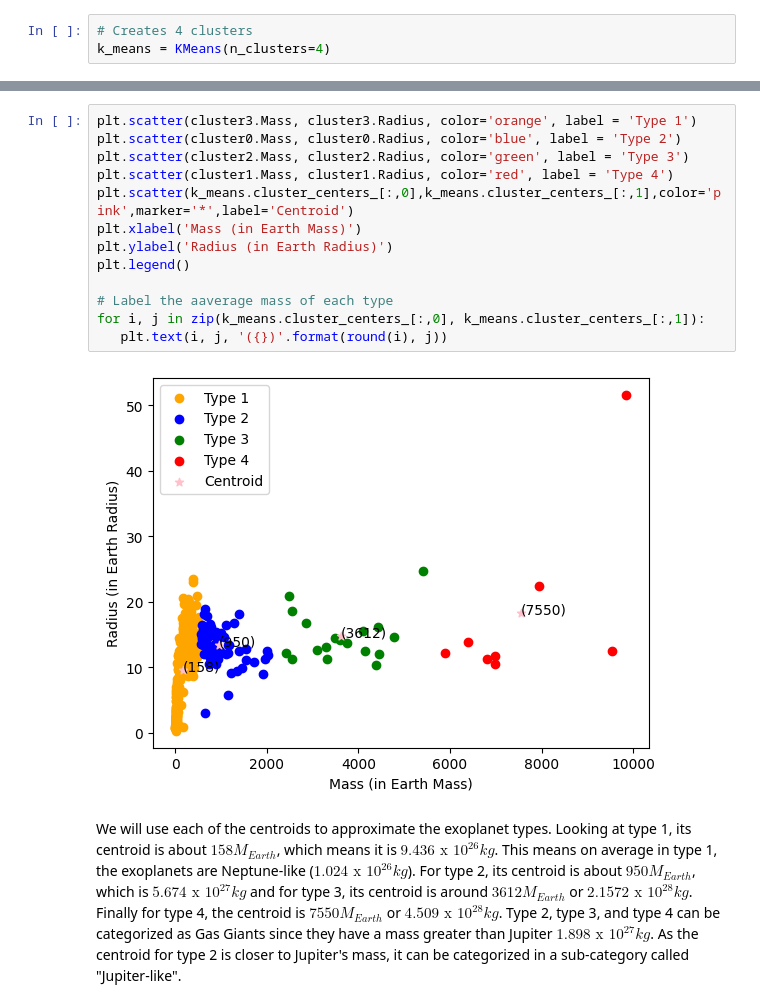
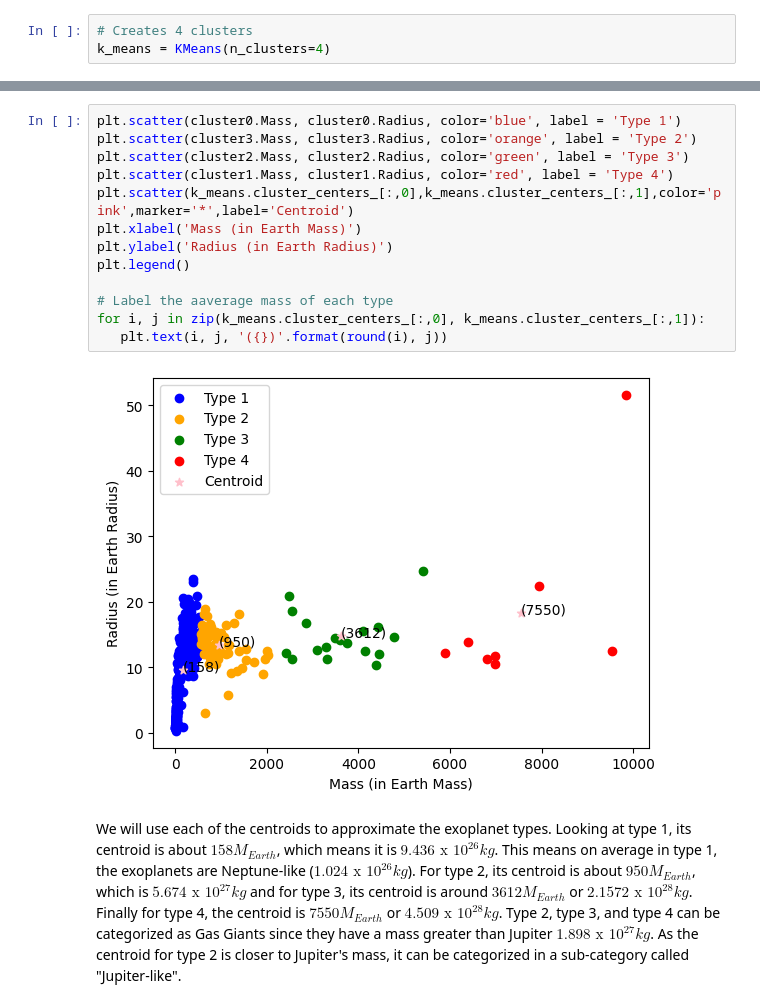
Before and after one commit to moonsdust/exoplanet-classifier, a Jupyter notebook: Exoplanets_Notebook.ipynb, the cells around one changed output, grey strips where cells are left out. Drawn from its saved outputs; the diff is of its cells as text.

```diff
--- a/Exoplanets_Notebook.ipynb
+++ b/Exoplanets_Notebook.ipynb
@@ -172,18 +157,18 @@ See the caveats in the documentation: https://pandas.pydata.org/pandas-docs/stab
 # %%
-plt.scatter(cluster3.Mass, cluster3.Radius, color='orange', label = 'Type 1')
-plt.scatter(cluster0.Mass, cluster0.Radius, color='blue', label = 'Type 2')
+plt.scatter(cluster0.Mass, cluster0.Radius, color='blue', label = 'Type 1')
+plt.scatter(cluster3.Mass, cluster3.Radius, color='orange', label = 'Type 2')
 plt.scatter(cluster2.Mass, cluster2.Radius, color='green', label = 'Type 3')
 plt.scatter(cluster1.Mass, cluster1.Radius, color='red', label = 'Type 4')
 plt.scatter(k_means.cluster_centers_[:,0],k_means.cluster_centers_[:,1],color='pink',marker='*',label='Centroid')
 plt.xlabel('Mass (in Earth Mass)')
 plt.ylabel('Radius (in Earth Radius)')
 plt.legend()
 
 # Label the aaverage mass of each type
 for i, j in zip(k_means.cluster_centers_[:,0], k_means.cluster_centers_[:,1]):
    plt.text(i, j, '({})'.format(round(i), j))
 # %% [output]
-[figure, old version]
+[figure, new version]
 # %% [markdown]
 We will use each of the centroids to approximate the exoplanet types. Looking at type 1, its centroid is about $158 M_{Earth}$, which means it is $9.436 \text{ x } 10^{26}kg$. This means on average in type 1, the exoplanets are Neptune-like ($1.024 \text{ x }10^{26} kg$). For type 2, its centroid is about $950 M_{Earth}$, which is $5.674 \text{ x } 10^{27}kg$ and for type 3, its centroid is around $3612 M_{Earth}$ or $2.1572 \text{ x } 10^{28}kg$. Finally for type 4, the centroid is $7550 M_{Earth}$ or $4.509 \text{ x } 10^{28}kg$. Type 2, type 3, and type 4 can be categorized as Gas Giants since they have a mass greater than Jupiter $1.898 \text{ x } 10^{27} kg$. As the centroid for type 2 is closer to Jupiter's mass, it can be categorized in a sub-category called "Jupiter-like".
 # %%
```
Also changed, not shown: parts of 12 cells of this notebook.
